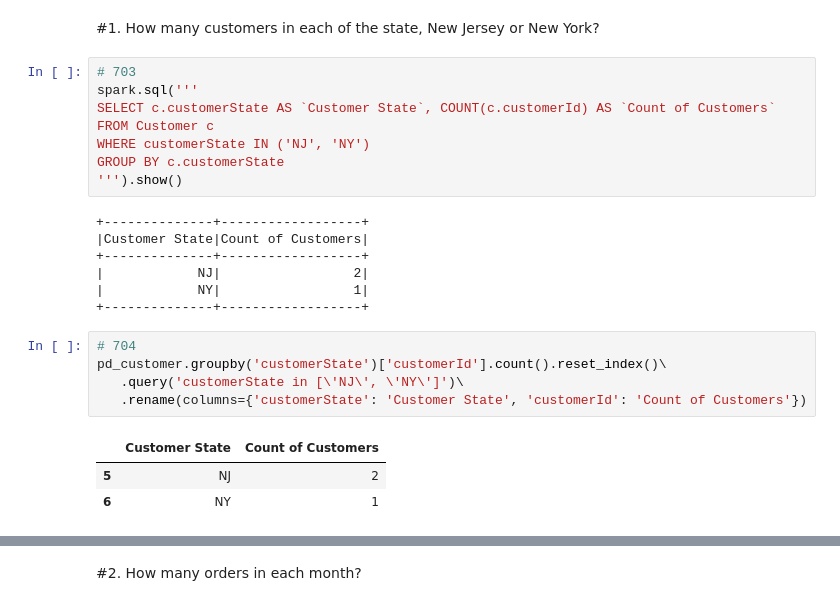
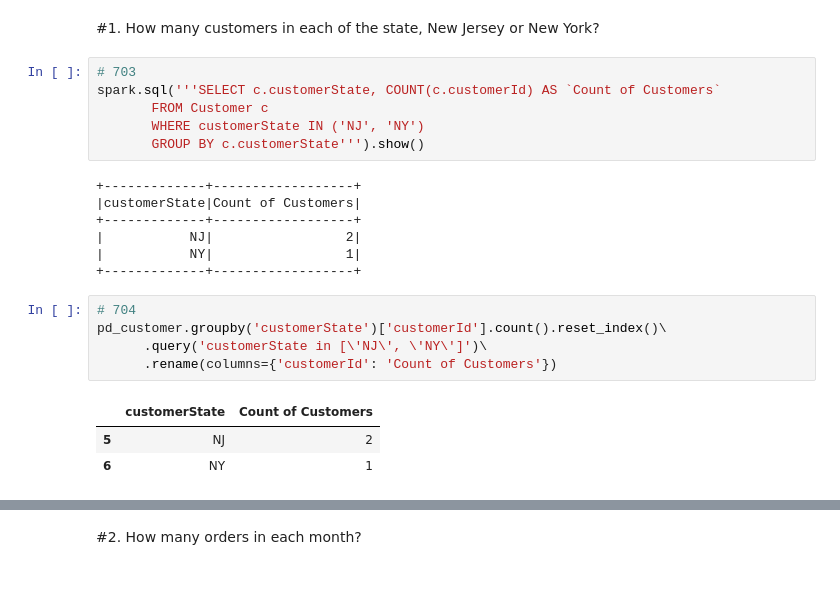
Before and after one commit to Ch256981/IMLP347, a Jupyter notebook: HW1_Ko_I_Hung.ipynb, the cells around one changed output, grey strips where cells are left out. Drawn from its saved outputs; the diff is of its cells as text.

```diff
--- a/HW1_Ko_I_Hung.ipynb
+++ b/HW1_Ko_I_Hung.ipynb
@@ -43,25 +46,23 @@ sp_product = spark.read.json('hw1_product.json')
 #1. How many customers in each of the state, New Jersey or New York?
 # %%
 # 703
-spark.sql('''
-SELECT c.customerState AS `Customer State`, COUNT(c.customerId) AS `Count of Customers`
-FROM Customer c
-WHERE customerState IN ('NJ', 'NY')
-GROUP BY c.customerState
-''').show()
+spark.sql('''SELECT c.customerState, COUNT(c.customerId) AS `Count of Customers`
+       FROM Customer c
+       WHERE customerState IN ('NJ', 'NY')
+       GROUP BY c.customerState''').show()
 # %% [output]
-+--------------+------------------+
-|Customer State|Count of Customers|
-+--------------+------------------+
-|            NJ|                 2|
-|            NY|                 1|
-+--------------+------------------+
++-------------+------------------+
+|customerState|Count of Customers|
++-------------+------------------+
+|           NJ|                 2|
+|           NY|                 1|
++-------------+------------------+
 # %%
 # 704
 pd_customer.groupby('customerState')['customerId'].count().reset_index()\
-   .query('customerState in [\'NJ\', \'NY\']')\
-   .rename(columns={'customerState': 'Customer State', 'customerId': 'Count of Customers'})
+      .query('customerState in [\'NJ\', \'NY\']')\
+      .rename(columns={'customerId': 'Count of Customers'})
 # %% [output]
-|  | Customer State | Count of Customers |
+|  | customerState | Count of Customers |
 | 5 | NJ | 2 |
 | 6 | NY | 1 |
```
Also changed, not shown: parts of 14 cells of this notebook.
